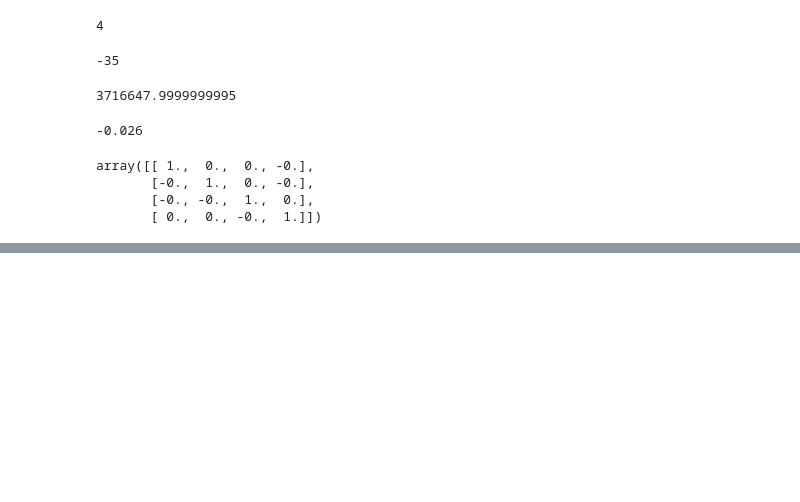
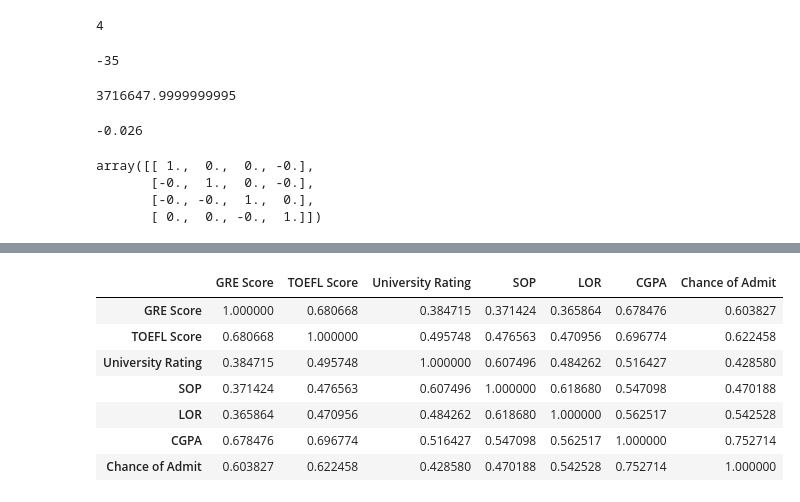
Before and after one commit to EugeniaVoytik/Skillfactory_Data_Science_Degree, a Jupyter notebook: module_3/Module_suppl_notebooks/MATH&STAT-1. Linear algebra.ipynb, the cells around one changed output, grey strips where cells are left out. Saved outputs shown, nothing was run; the diff lists cells and outputs as text; code cells hidden in the pictures; blank space fills up the shorter version.

```diff
--- a/module_3/Module_suppl_notebooks/MATH&STAT-1. Linear algebra.ipynb
+++ b/module_3/Module_suppl_notebooks/MATH&STAT-1. Linear algebra.ipynb
@@ -692,0 +762,11 @@ array([[ 1.,  0.,  0., -0.],
+# %%
+data_sliced[data_sliced.Research == 0].drop(labels='Research', axis=1).corr()
+# %% [output]
+|  | GRE Score | TOEFL Score | University Rating | SOP | LOR | CGPA | Chance of Admit |
+| GRE Score | 1.000000 | 0.680668 | 0.384715 | 0.371424 | 0.365864 | 0.678476 | 0.603827 |
+| TOEFL Score | 0.680668 | 1.000000 | 0.495748 | 0.476563 | 0.470956 | 0.696774 | 0.622458 |
+| University Rating | 0.384715 | 0.495748 | 1.000000 | 0.607496 | 0.484262 | 0.516427 | 0.428580 |
+| SOP | 0.371424 | 0.476563 | 0.607496 | 1.000000 | 0.618680 | 0.547098 | 0.470188 |
+| LOR | 0.365864 | 0.470956 | 0.484262 | 0.618680 | 1.000000 | 0.562517 | 0.542528 |
+| CGPA | 0.678476 | 0.696774 | 0.516427 | 0.547098 | 0.562517 | 1.000000 | 0.752714 |
+| Chance of Admit | 0.603827 | 0.622458 | 0.428580 | 0.470188 | 0.542528 | 0.752714 | 1.000000 |
```
Also changed, not shown: parts of 25 cells of this notebook.
